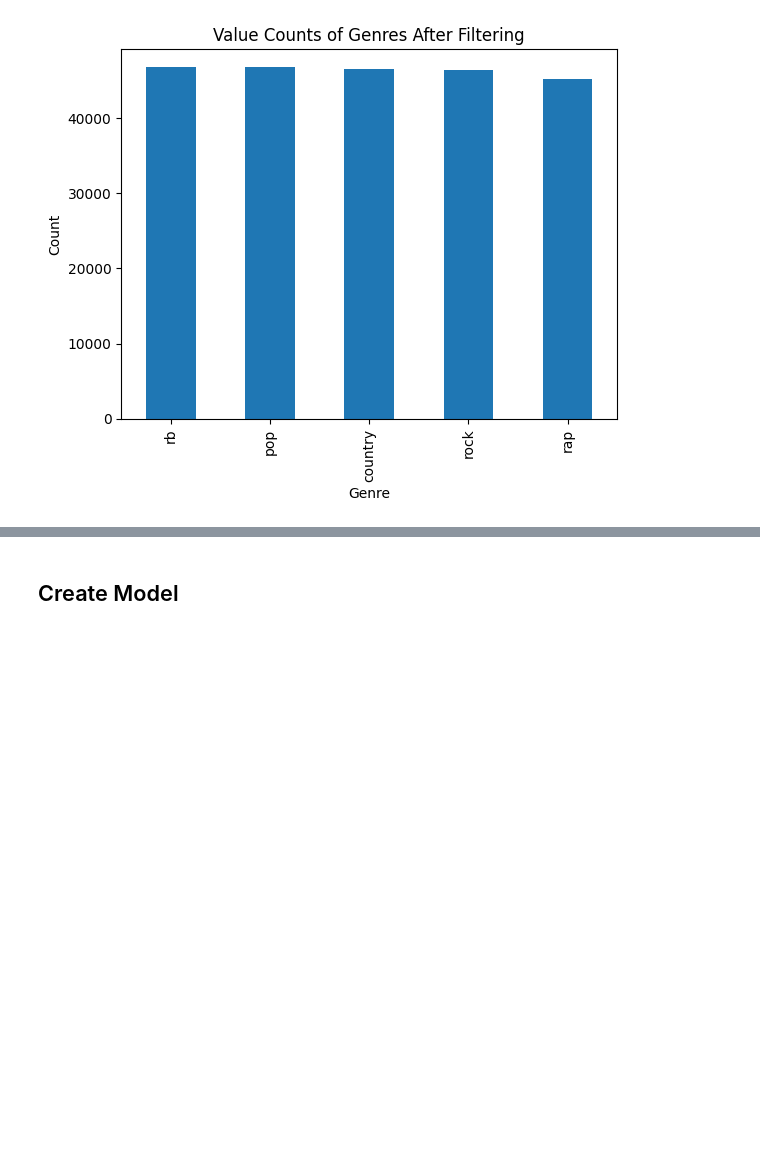
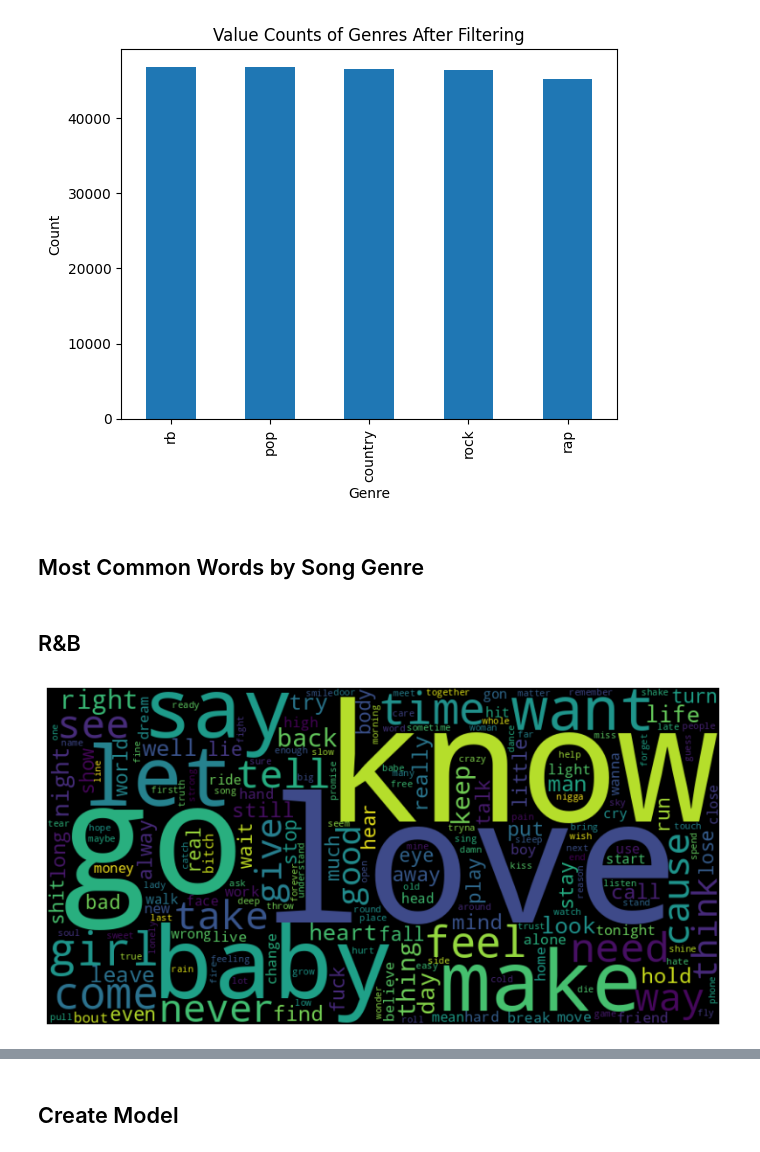
Before and after one commit to smatsubara15/ML_Final, a Jupyter notebook: EDA.ipynb, the cells around one changed output, grey strips where cells are left out. Drawn from its saved outputs; the diff is of its cells as text; code cells hidden in the pictures; blank space fills up the shorter version.

```diff
--- a/EDA.ipynb
+++ b/EDA.ipynb
@@ -466,3 +368,27 @@ blob = bucket.blob('songs_nGrams.csv')
 # %%
 blob = bucket.blob('top_songs_final.csv')
 blob.upload_from_filename('top_songs_final.csv')
+# %% [markdown]
+## Most Common Words by Song Genre
+# %%
+blob = bucket.blob('top_songs_final.csv')
+content = blob.download_as_string()
+
+songs = pd.read_csv(io.BytesIO(content))
+# %%
+songs['data_tokenized'] = songs['data_tokenized'].apply(lambda x: x.strip('[]').replace('\'', '').split(', '))
+# %%
+songs['data_tokenized'] = songs['data_tokenized'].apply(lambda x: [word.strip() for word in x])
+# %% [markdown]
+## R&B
+# %%
+all_rb = ' '.join([word for sublist in songs[songs['tag']=='rb']['data_tokenized'] for word in sublist])
+
+wordcloud = WordCloud(width=800, height=400,collocations = False).generate(all_rb)
+
+plt.figure(figsize=(10, 5))
+plt.imshow(wordcloud, interpolation='bilinear')
+plt.axis('off')
+plt.show()
+# %% [output]
+[figure, added]
```
Also changed, not shown: parts of 34 cells of this notebook, 17 other files.
